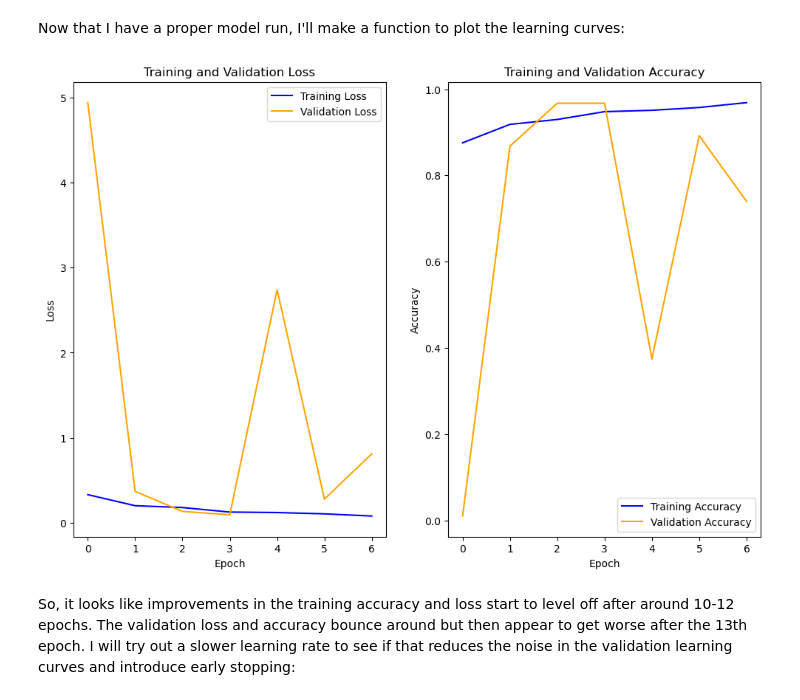
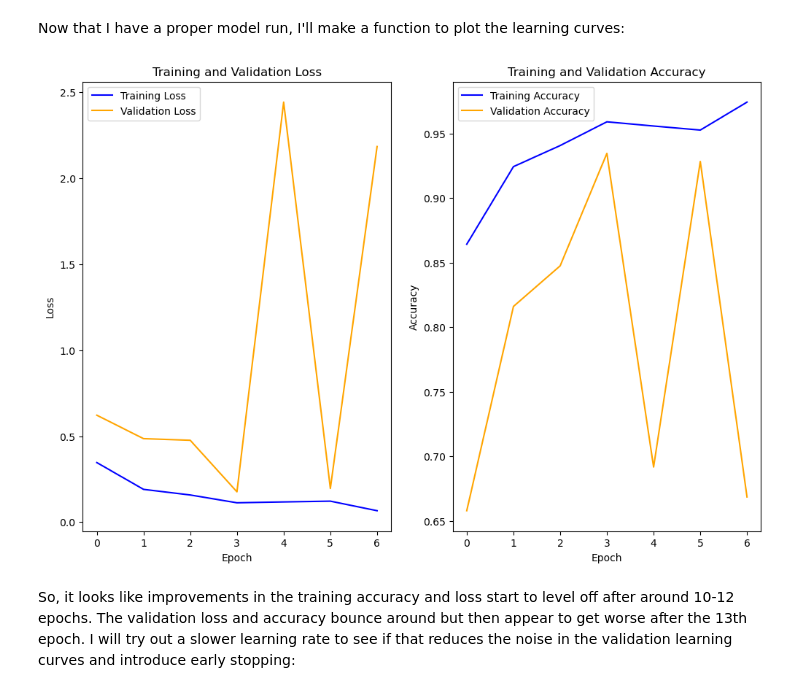
Before and after one commit to ehardwick2/Satellite_Image_Classification, a Jupyter notebook: scratch-built-CNN-models.ipynb, the cells around one changed output. Cells and saved outputs as stored; diff of their text form; code cells hidden in the pictures.

```diff
--- a/scratch-built-CNN-models.ipynb
+++ b/scratch-built-CNN-models.ipynb
@@ -35,7 +39,7 @@ test = tf.keras.utils.image_dataset_from_directory(directory=path,
     color_mode='rgb',
     batch_size=16,
     image_size=(img_h, img_w),
-    shuffle=False,
+    shuffle=True,
     seed=47,
     validation_split=0.20,
     subset='validation')
@@ -154,9 +162,9 @@ def plot_learning_curve(history):
     # Show the figure
     plt.show()
 # %%
-model_1_plots = plot_learning_curve(history)
+model_1_plots = plot_learning_curve(history_model_1)
 # %% [output]
-[figure, old version]
+[figure, new version]
 # %% [markdown]
 So, it looks like improvements in the training accuracy and loss start to level off after around 10-12 epochs. The validation loss and accuracy bounce around but then appear to get worse after the 13th epoch. I will try out a slower learning rate to see if that reduces the noise in the validation learning curves and introduce early stopping:
 # %%
```
Also changed, not shown: parts of 35 cells of this notebook.
